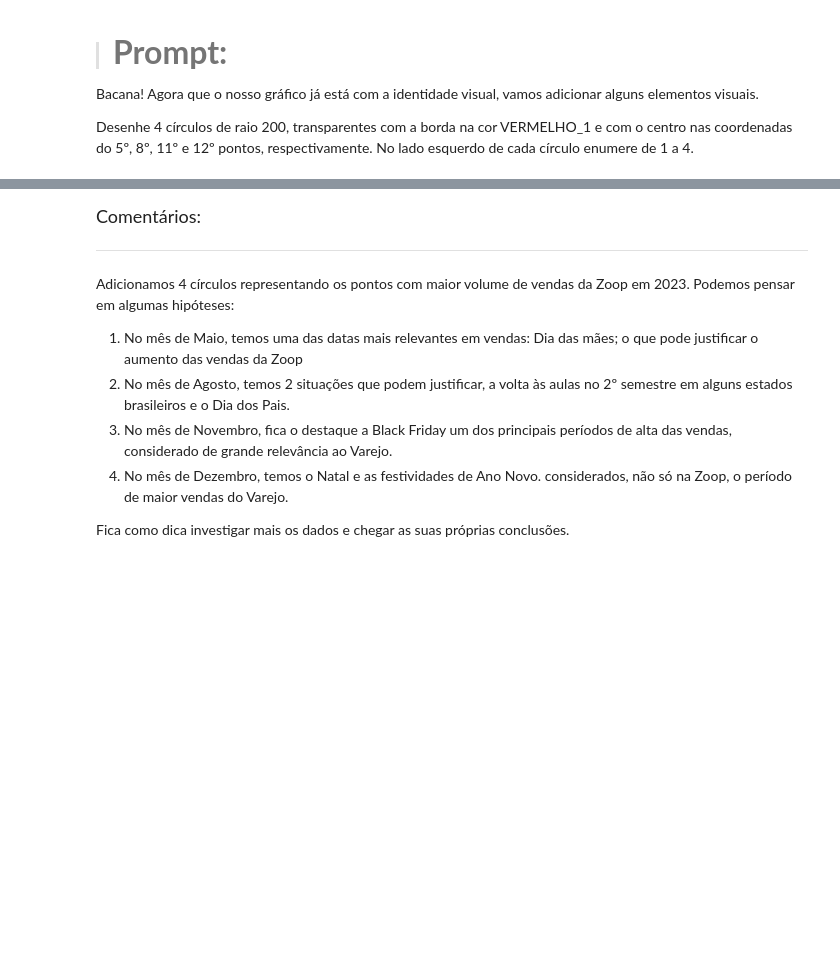
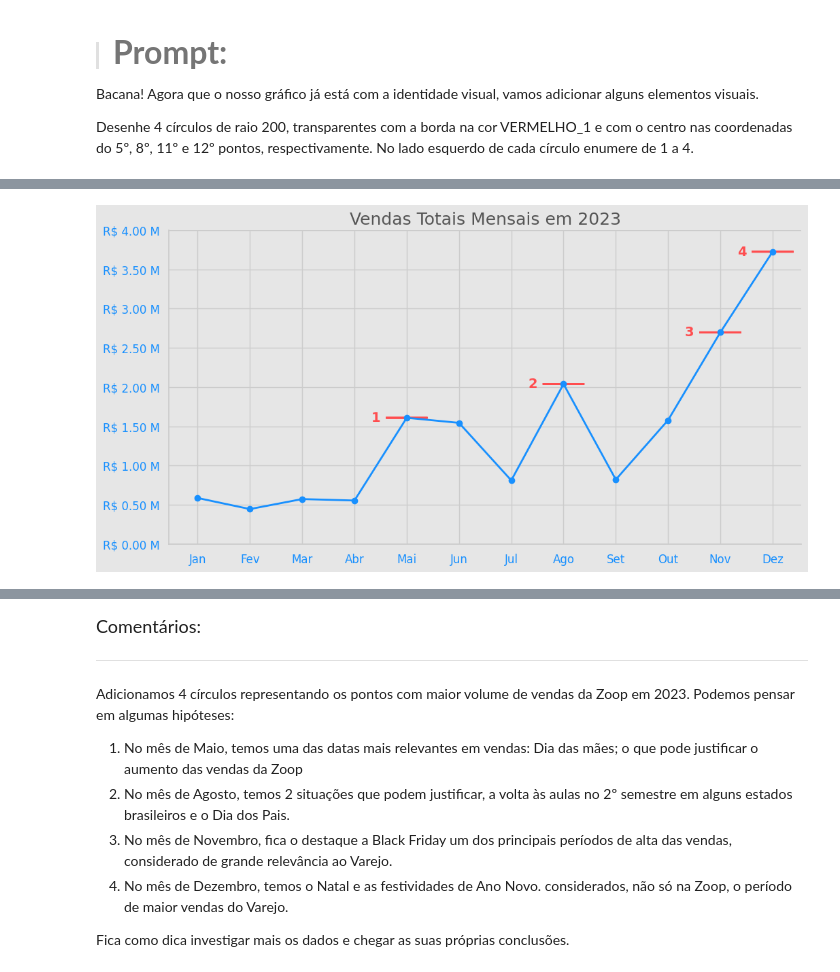
Before and after one commit to moises-rb/DataScienceOne, a Jupyter notebook: IA_Aplicada_DataScience/Projeto_Inicial_IA_aplicada_a_Data_Science.ipynb, the cells around one changed output, grey strips where cells are left out. Cells and saved outputs as stored; diff of their text form; code cells hidden in the pictures; blank space fills up the shorter version.

```diff
--- a/IA_Aplicada_DataScience/Projeto_Inicial_IA_aplicada_a_Data_Science.ipynb
+++ b/IA_Aplicada_DataScience/Projeto_Inicial_IA_aplicada_a_Data_Science.ipynb
@@ -1258,0 +1304,78 @@ Desenhe 4 círculos de raio 200, transparentes com a borda na cor VERMELHO_1 e
+# %%
+import matplotlib.pyplot as plt
+from matplotlib.patches import Circle
+
+# Dicionário de tradução de meses
+meses = {
+    'January': 'Jan',
+    'February': 'Fev',
+    'March': 'Mar',
+    'April': 'Abr',
+    'May': 'Mai',
+    'June': 'Jun',
+    'July': 'Jul',
+    'August': 'Ago',
+    'September': 'Set',
+    'October': 'Out',
+    'November': 'Nov',
+    'December': 'Dez'
+}
+
+# Agrupar por mês e calcular as vendas totais
+df['mes'] = df['data'].dt.strftime('%B')
+vendas_mensais = df.groupby('mes')['faturamento'].sum().reindex(meses.keys())
+
+# Configurações do gráfico
+fig, ax = plt.subplots(figsize=(12, 6), facecolor=CINZA_1)
+ax.set_facecolor(CINZA_1)
+
+# Plotando linha
+ax.plot(vendas_mensais.index, vendas_mensais, marker='o', color=AZUL_1, linewidth=2)
+
+# Título e rótulos
+ax.set_title('Vendas Totais Mensais em 2023', fontsize=18, color=CINZA_5)
+ax.set_xlabel('')
+ax.set_ylabel('')
+
+# Formatando eixo Y
+yticks = ax.get_yticks()
+yticklabels = [f'R$ {val/1e6:.2f} M' for val in yticks]
+ax.set_yticks(yticks)
+ax.set_yticklabels(yticklabels, fontsize=12, color=AZUL_1)
+
+# Formatando eixo X
+ax.set_xticks(range(len(vendas_mensais.index)))
+ax.set_xticklabels([meses[mes] for mes in vendas_mensais.index], fontsize=12, color=AZUL_1)
+
+# Remover bordas superiores e direitas
+ax.spines['top'].set_visible(False)
+ax.spines['right'].set_visible(False)
+
+# Adicionando círculos com numeração
+pontos = [4, 7, 10, 11]  # índices dos pontos desejados
+coordenadas = [(i, vendas_mensais.iloc[i]) for i in pontos]
+
+for idx, (x, y) in enumerate(coordenadas, start=1):
+    circulo = Circle(
+        (x, y),
+        radius=0.4,  # Ajuste visual do raio (dependente do eixo X, e não do Y)
+        linewidth=2,
+        edgecolor=VERMELHO_1,
+        facecolor='none'
+    )
+    ax.add_patch(circulo)
+
+    # Número ao lado esquerdo
+    ax.text(
+        x - 0.5, y,
+        str(idx),
+        fontsize=14,
+        color=VERMELHO_1,
+        weight='bold',
+        ha='right',
+        va='center'
+    )
+
+plt.show()
+# %% [output]
+[figure, added]
```
Also changed, not shown: parts of 21 cells of this notebook.
